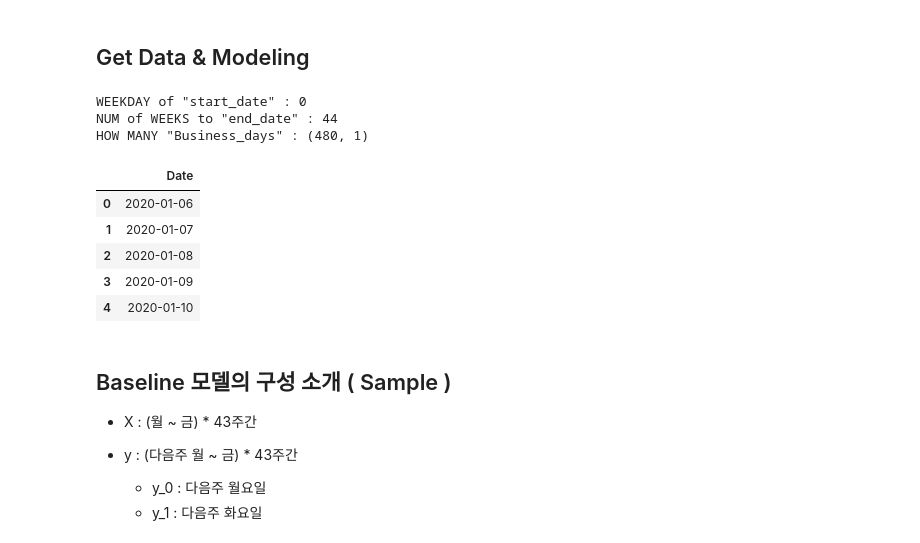
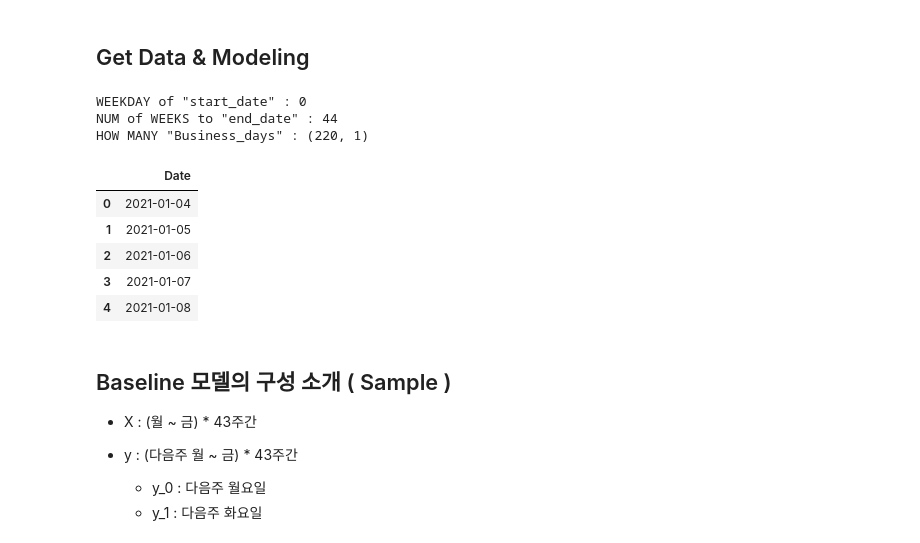
Before and after one commit to alifejon/predict_2022, a Jupyter notebook: notebook/baseline_regression.ipynb, the cells around one changed output. Saved outputs shown, nothing was run; the diff lists cells and outputs as text; code cells hidden in the pictures.

```diff
--- a/notebook/baseline_regression.ipynb
+++ b/notebook/baseline_regression.ipynb
@@ -33,28 +33,28 @@ stock_list
 # %% [markdown]
 ## Get Data & Modeling
 # %%
-# start_date = '20210104'
-start_date = '20200106'
+start_date = '20210104'
+# start_date = '20200106'
 end_date = '20211105'
 
 start_weekday = pd.to_datetime(start_date).weekday()
 max_weeknum = pd.to_datetime(end_date).strftime('%V')
 Business_days = pd.DataFrame(pd.date_range(start_date,end_date,freq='B'), columns = ['Date'])
 
 print(f'WEEKDAY of "start_date" : {start_weekday}')
 print(f'NUM of WEEKS to "end_date" : {max_weeknum}')
 print(f'HOW MANY "Business_days" : {Business_days.shape}', )
 display(Business_days.head())
 # %% [output]
 WEEKDAY of "start_date" : 0
 NUM of WEEKS to "end_date" : 44
-HOW MANY "Business_days" : (480, 1)
+HOW MANY "Business_days" : (220, 1)
 |  | Date |
-| 0 | 2020-01-06 |
-| 1 | 2020-01-07 |
-| 2 | 2020-01-08 |
-| 3 | 2020-01-09 |
-| 4 | 2020-01-10 |
+| 0 | 2021-01-04 |
+| 1 | 2021-01-05 |
+| 2 | 2021-01-06 |
+| 3 | 2021-01-07 |
+| 4 | 2021-01-08 |
 # %% [markdown]
 ## Baseline 모델의 구성 소개 ( Sample )
 
```
Also changed, not shown: parts of 12 cells of this notebook, 13 other files.
